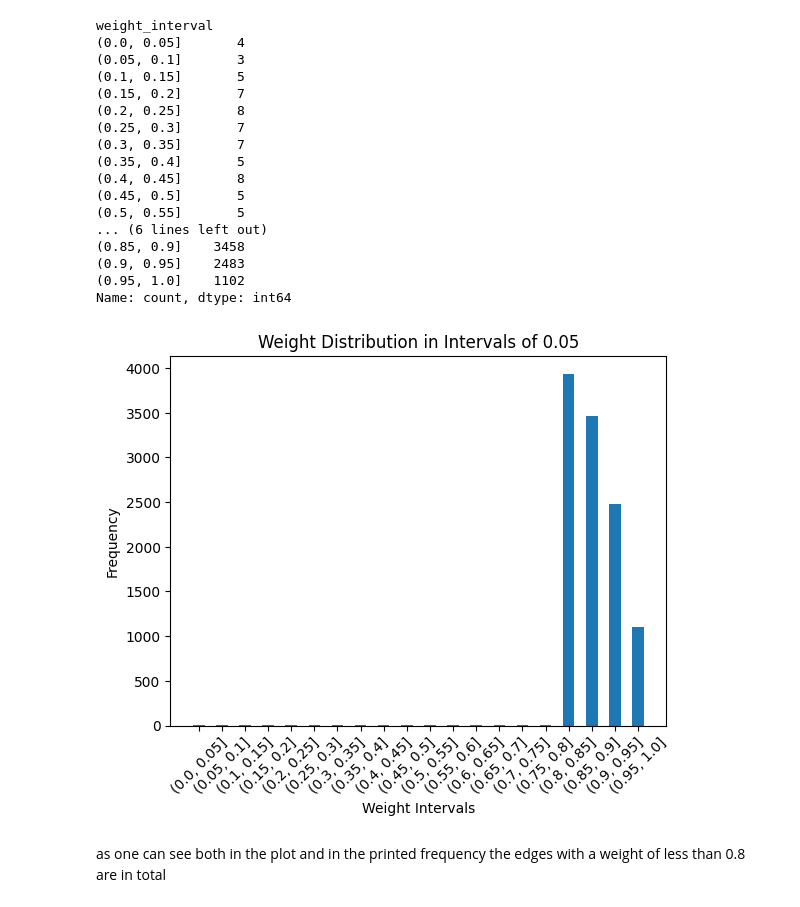
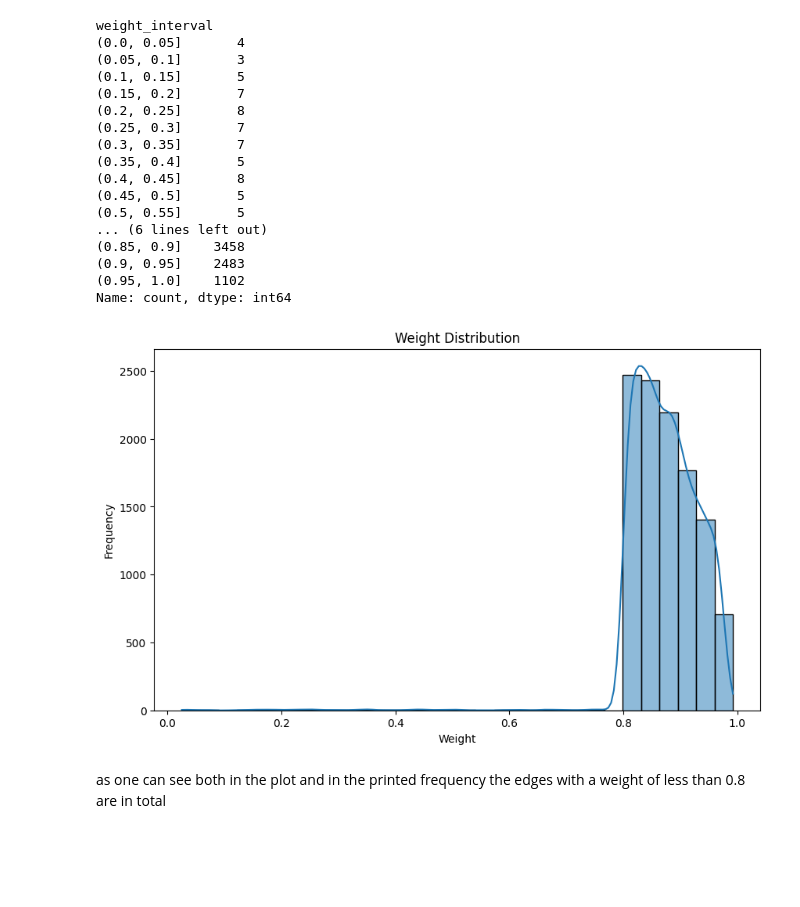
Before and after one commit to AlessandroCarella/Visual-analytics, a Jupyter notebook: src/data/AAA dataCleaningEdges.ipynb, the cells around one changed output. Saved outputs shown, nothing was run; the diff lists cells and outputs as text; code cells hidden in the pictures; blank space fills up the shorter version.

Commit message:
changed colors of the graph

```diff
--- a/src/data/AAA dataCleaningEdges.ipynb
+++ b/src/data/AAA dataCleaningEdges.ipynb
@@ -3,7 +3,7 @@
 # %%
 import pandas as pd
 # %%
-df = pd.read_json('edges.json')
+df = pd.read_json('dfsNotInUseAnymore/edges.json')
 # %%
 df
 # %% [output]
@@ -93,17 +93,18 @@ weight_interval
 (0.9, 0.95]    2483
 (0.95, 1.0]    1102
 Name: count, dtype: int64
-# %%
-import matplotlib.pyplot as plt
-# Plotting
-plt.bar(frequency.index.astype(str), frequency.values, width=0.5)
-plt.xticks(rotation=45)
-plt.xlabel('Weight Intervals')
-plt.ylabel('Frequency')
-plt.title('Weight Distribution in Intervals of 0.05')
-plt.show()
-# %% [output]
-[figure, removed]
+# %%
+import matplotlib.pyplot as plt
+import seaborn as sns
+
+plt.figure(figsize=(10, 6))
+sns.histplot(df['weight'], bins=30, kde=True)
+plt.title('Weight Distribution')
+plt.xlabel('Weight')
+plt.ylabel('Frequency')
+plt.show()
+# %% [output]
+[figure, added]
 # %% [markdown]
 as one can see both in the plot and in the printed frequency the edges with a weight of less than 0.8 are in total
 # %%
```
Also changed, not shown: 7 other files.
